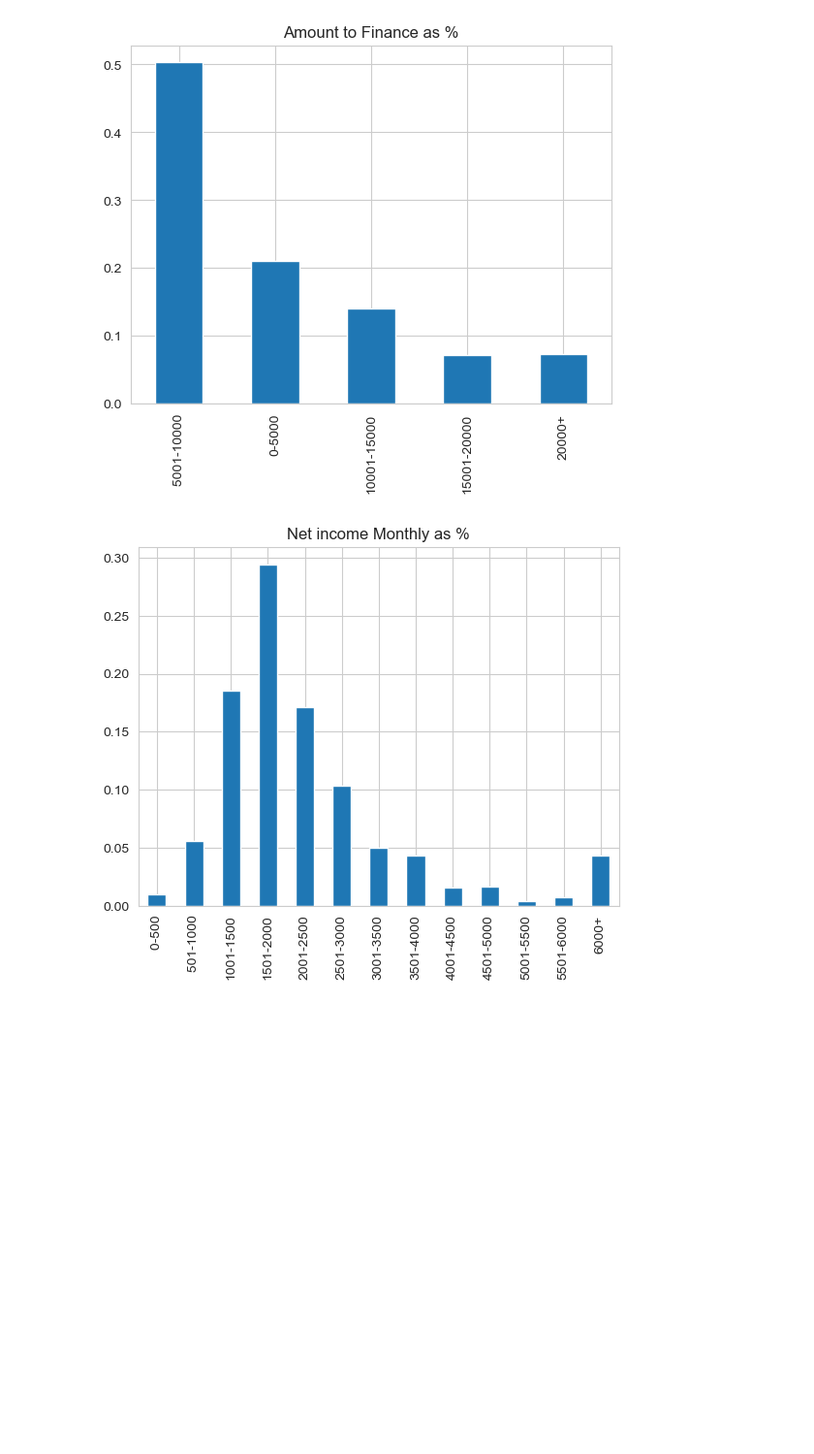
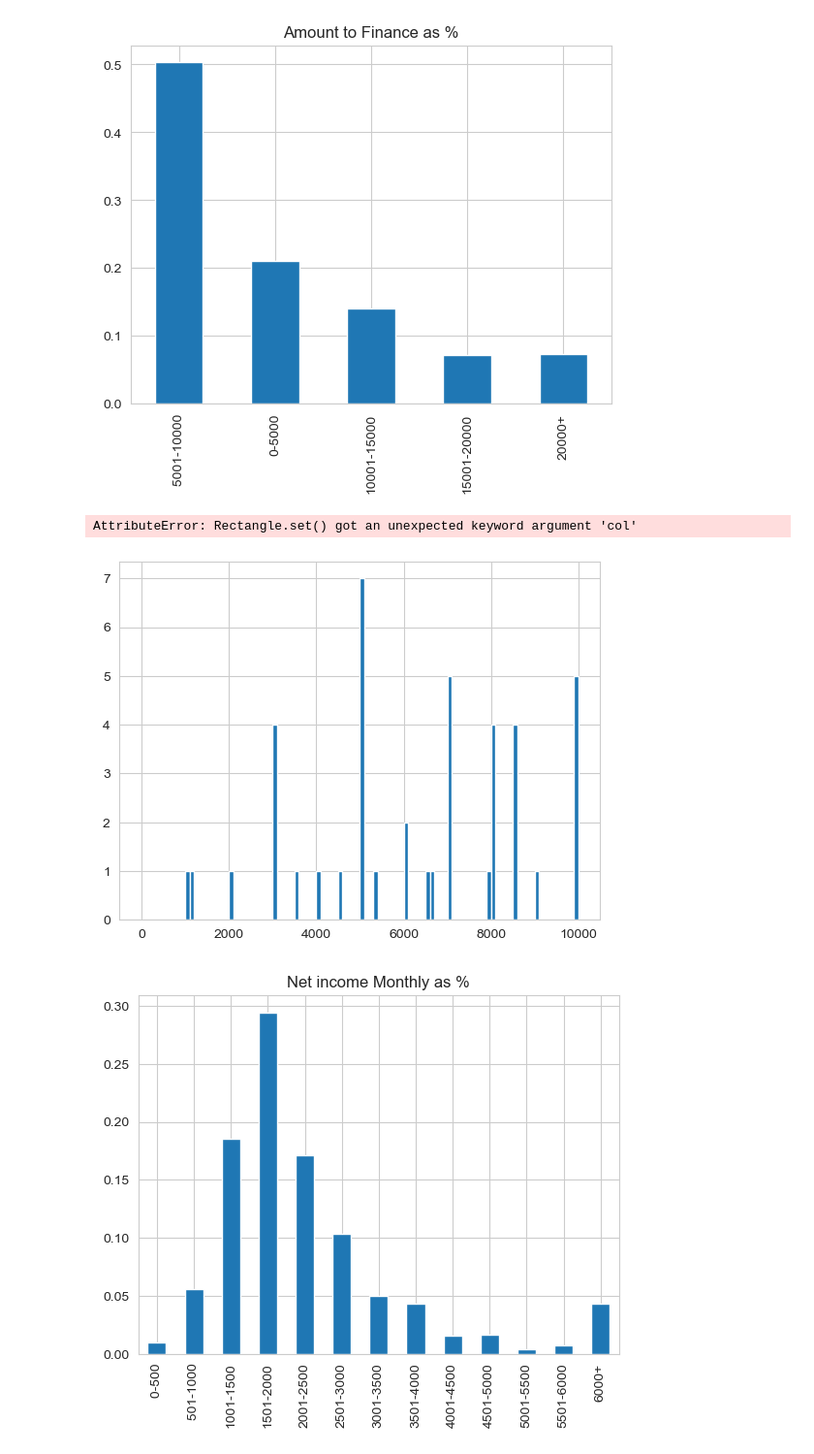
Before and after one commit to Colin-H-CF247/affiliate_supression_temp, a Jupyter notebook: development/affiliate_supression_V2/Colin/EDA.ipynb, the cells around one changed output. Shown: that part at 97% size. Cells and saved outputs as stored; diff of their text form; code cells hidden in the pictures; blank space fills up the shorter version.

```diff
--- a/development/affiliate_supression_V2/Colin/EDA.ipynb
+++ b/development/affiliate_supression_V2/Colin/EDA.ipynb
@@ -105,6 +108,8 @@ affiliate_leads
 from numpy import float64
 
 finance_ranges = {
+    5000: "1000-5000",
+    5000: "0-5000",
     5000: "0-5000",
     10000: " 5001-10000",
     15000: "10001-15000",
@@ -127,6 +132,11 @@ affiliate_leads["amount_to_finance_buckets"] = affiliate_leads["amounttofinance"
 )
 # %% [output]
 [figure]
+# %%
+affiliate_leads[0:100].hist(column= "amounttofinance", bins = 100, range = (0, 10000), grid = True, col = "utmsource")
+# %% [output]
+AttributeError: Rectangle.set() got an unexpected keyword argument 'col'
+[figure, added]
 # %%
 from numpy import float64
 
```
Also changed, not shown: parts of 7 cells of this notebook, 2 other files.
